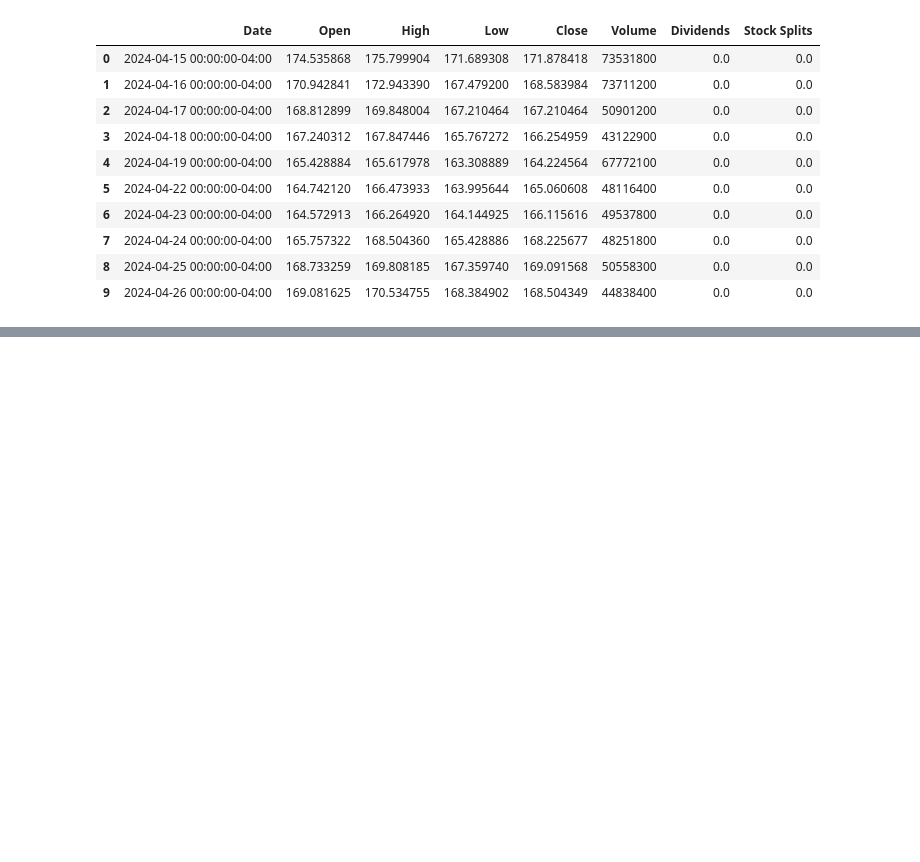
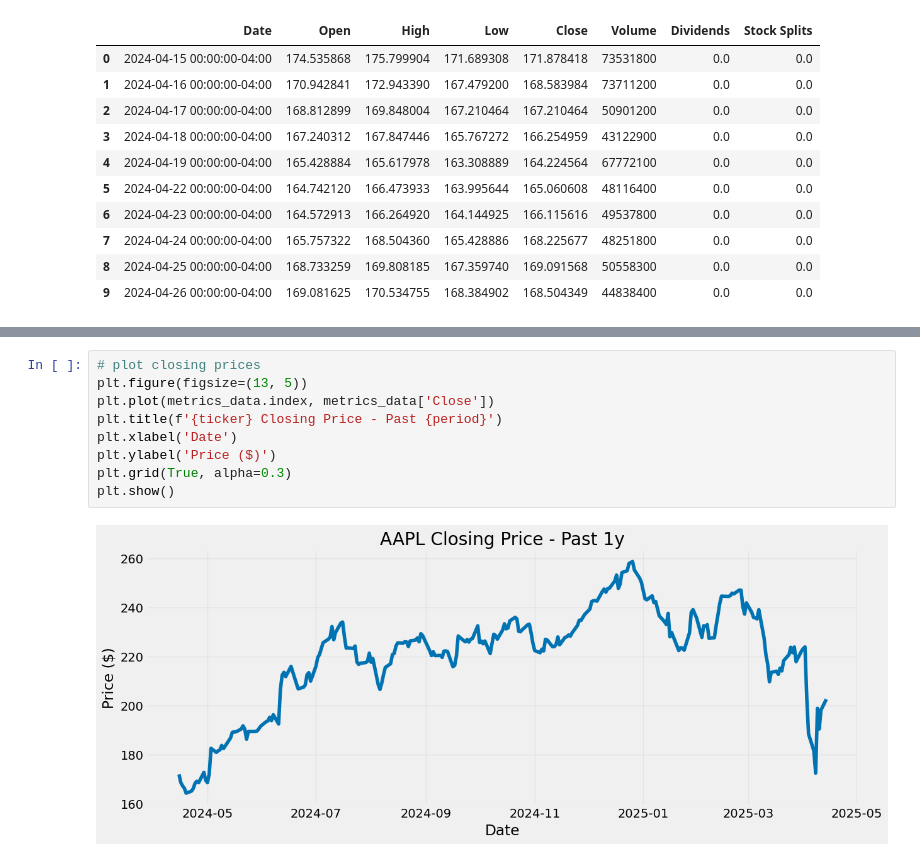
Before and after one commit to julianDalban/financial-dashboard, a Jupyter notebook: notebooks/first_test.ipynb, the cells around one changed output, grey strips where cells are left out. Saved outputs shown, nothing was run; the diff lists cells and outputs as text; blank space fills up the shorter version.

Commit message:
Initialised a few basic plots. Will do some basic analysis on the apple stock.

```diff
--- a/notebooks/first_test.ipynb
+++ b/notebooks/first_test.ipynb
@@ -158,3 +158,14 @@ Data with metrics head:
 | 2024-04-24 00:00:00-04:00 | 165.757322 | 168.504360 | 165.428886 | 168.225677 | 48251800 | 0.0 | 0.0 | 2 | 4 | ... |
 | 2024-04-25 00:00:00-04:00 | 168.733259 | 169.808185 | 167.359740 | 169.091568 | 50558300 | 0.0 | 0.0 | 3 | 4 | ... |
 | 2024-04-26 00:00:00-04:00 | 169.081625 | 170.534755 | 168.384902 | 168.504349 | 44838400 | 0.0 | 0.0 | 4 | 4 | ... |
+# %%
+# plot closing prices
+plt.figure(figsize=(13, 5))
+plt.plot(metrics_data.index, metrics_data['Close'])
+plt.title(f'{ticker} Closing Price - Past {period}')
+plt.xlabel('Date')
+plt.ylabel('Price ($)')
+plt.grid(True, alpha=0.3)
+plt.show()
+# %% [output]
+[figure, added]
```
Also changed, not shown: parts of 3 cells of this notebook.
